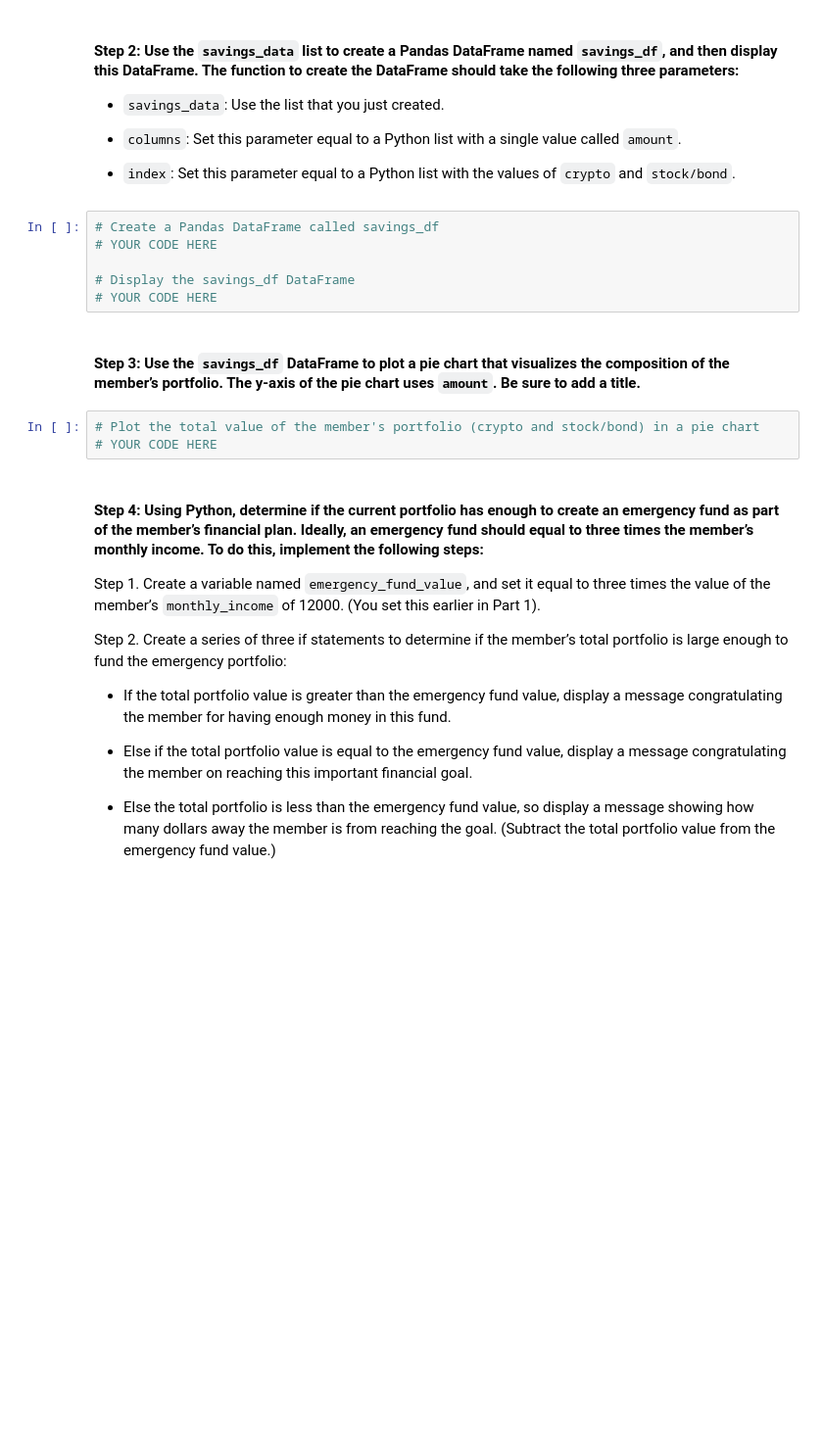
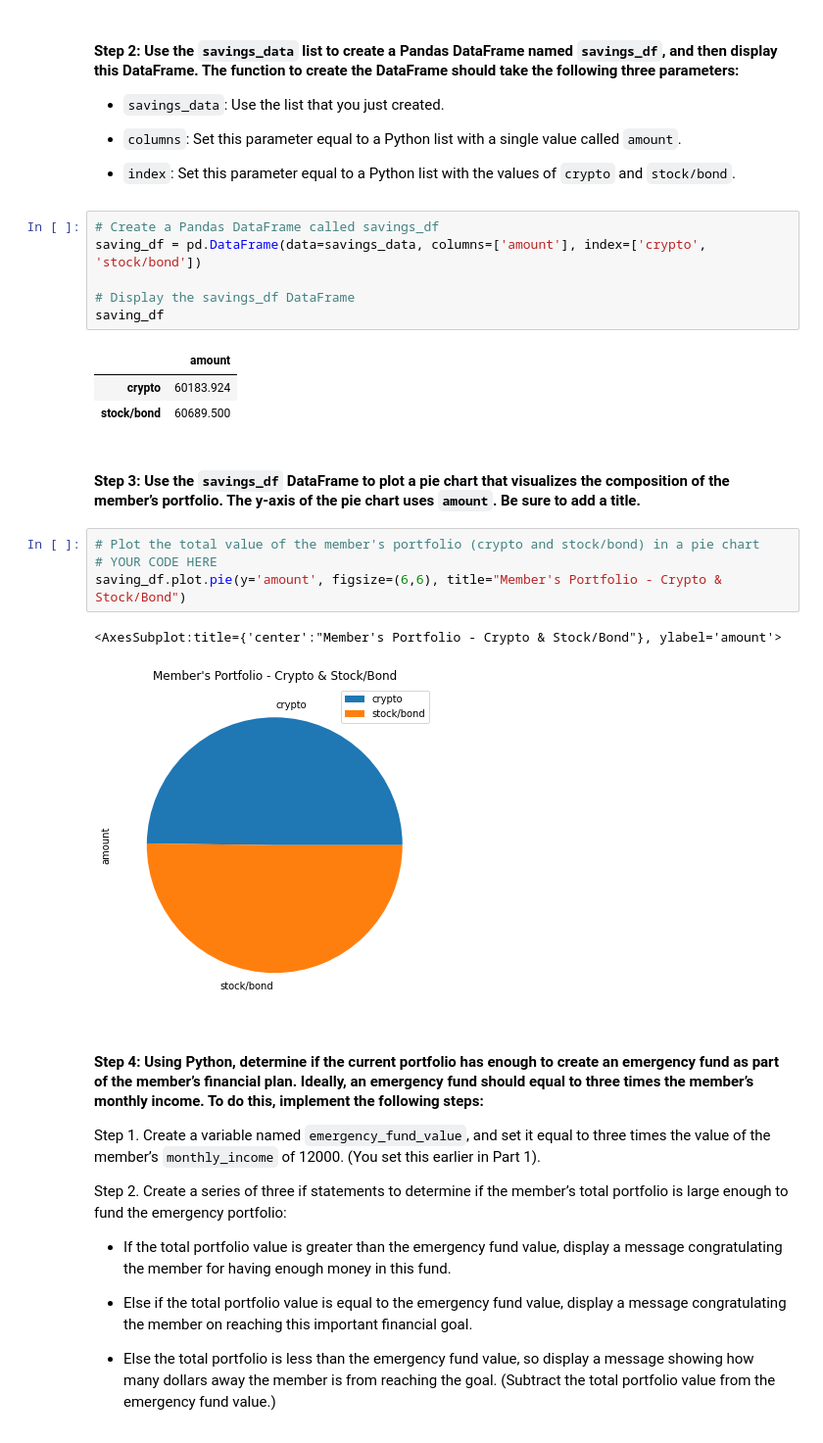
Before and after one commit to paragmb/Financial-Planner-using-Monte-Carlo-Simulations, a Jupyter notebook: financial_planning_tools.ipynb, the cells around one changed output. Shown: that part at 98% size. Saved outputs shown, nothing was run; the diff lists cells and outputs as text; blank space fills up the shorter version.

```diff
--- a/financial_planning_tools.ipynb
+++ b/financial_planning_tools.ipynb
@@ -344,15 +344,23 @@ savings_data
 - `index`: Set this parameter equal to a Python list with the values of `crypto` and `stock/bond`.
 # %%
 # Create a Pandas DataFrame called savings_df
-# YOUR CODE HERE
+saving_df = pd.DataFrame(data=savings_data, columns=['amount'], index=['crypto', 'stock/bond'])
 
 # Display the savings_df DataFrame
-# YOUR CODE HERE
+saving_df
+# %% [output]
+|  | amount |
+| crypto | 60183.924 |
+| stock/bond | 60689.500 |
 # %% [markdown]
 #### Step 3: Use the `savings_df` DataFrame to plot a pie chart that visualizes the composition of the member’s portfolio. The y-axis of the pie chart uses `amount`. Be sure to add a title.
 # %%
 # Plot the total value of the member's portfolio (crypto and stock/bond) in a pie chart
 # YOUR CODE HERE
+saving_df.plot.pie(y='amount', figsize=(6,6), title="Member's Portfolio - Crypto & Stock/Bond")
+# %% [output]
+<AxesSubplot:title={'center':"Member's Portfolio - Crypto & Stock/Bond"}, ylabel='amount'>
+[figure, added]
 # %% [markdown]
 #### Step 4: Using Python, determine if the current portfolio has enough to create an emergency fund as part of the member’s financial plan. Ideally, an emergency fund should equal to three times the member’s monthly income. To do this, implement the following steps:
 
```
Also changed, not shown: parts of 11 cells of this notebook.
